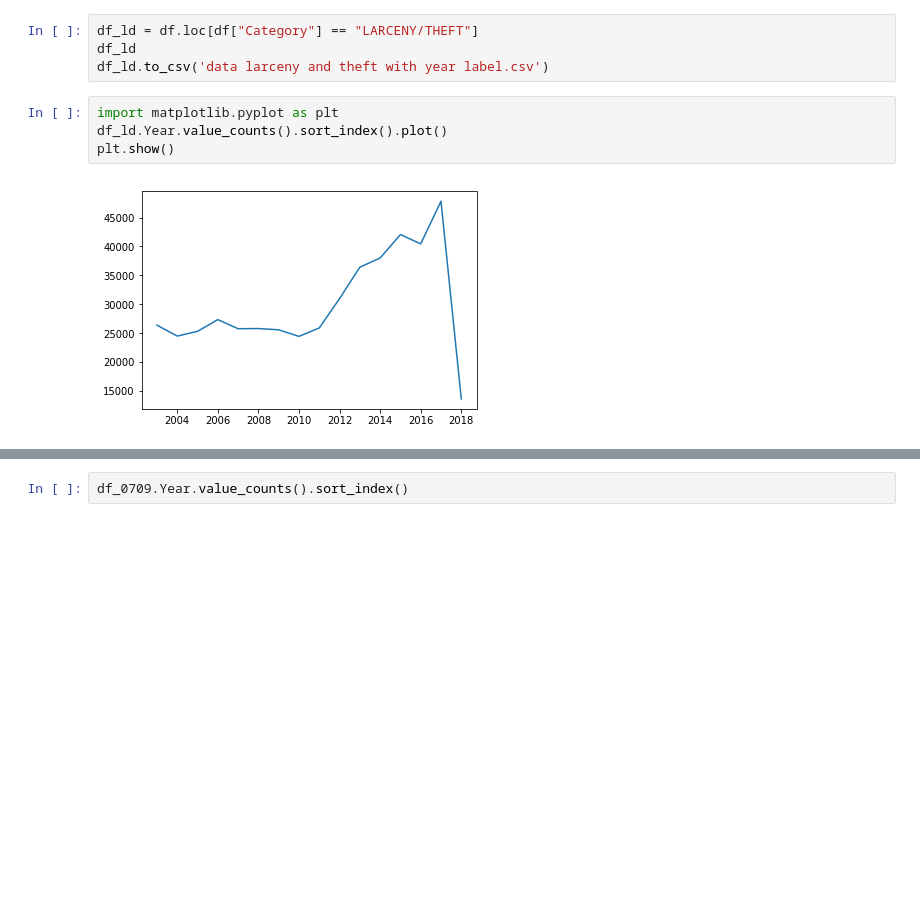
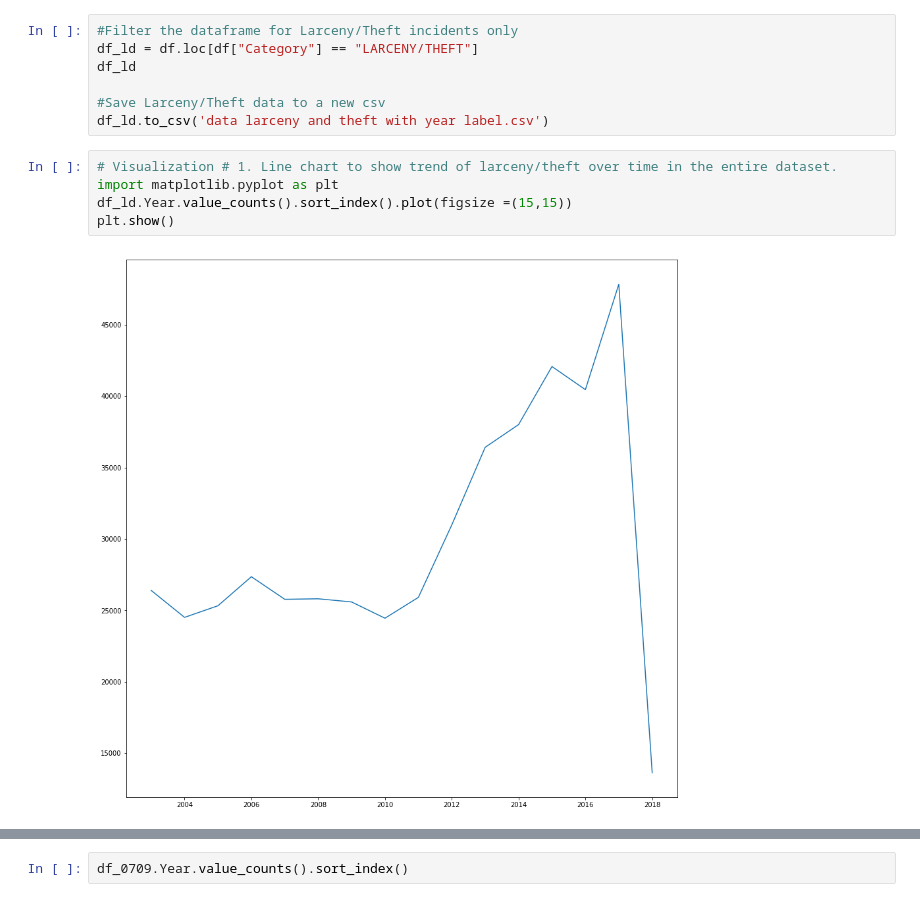
Before and after one commit to aartimathur/ucbproject1, a Jupyter notebook: latest 3-28.ipynb, the cells around one changed output, grey strips where cells are left out. Saved outputs shown, nothing was run; the diff lists cells and outputs as text; blank space fills up the shorter version.

Commit message:
Cleaned up file with 4 visualizations complete

```diff
--- a/latest 3-28.ipynb
+++ b/latest 3-28.ipynb
@@ -86,11 +72,15 @@ df
 # %%
+#Filter the dataframe for Larceny/Theft incidents only
 df_ld = df.loc[df["Category"] == "LARCENY/THEFT"]
 df_ld
+
+#Save Larceny/Theft data to a new csv
 df_ld.to_csv('data larceny and theft with year label.csv')
 # %%
+# Visualization # 1. Line chart to show trend of larceny/theft over time in the entire dataset.
 import matplotlib.pyplot as plt
-df_ld.Year.value_counts().sort_index().plot()
+df_ld.Year.value_counts().sort_index().plot(figsize =(15,15))
 plt.show()
 # %% [output]
-[figure, old version]
+[figure, new version]
 # %%
```
Also changed, not shown: parts of 32 cells of this notebook.
